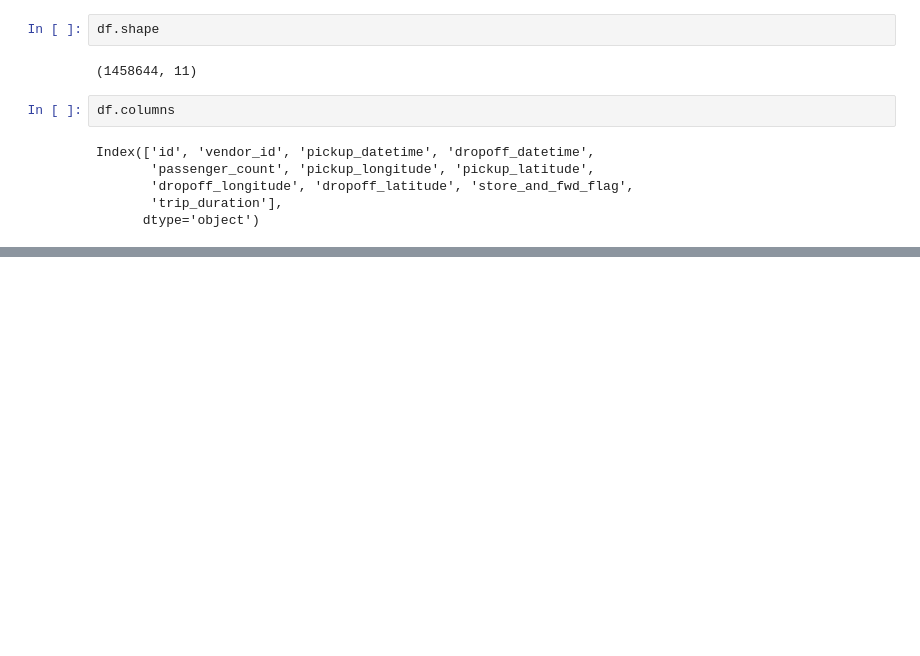
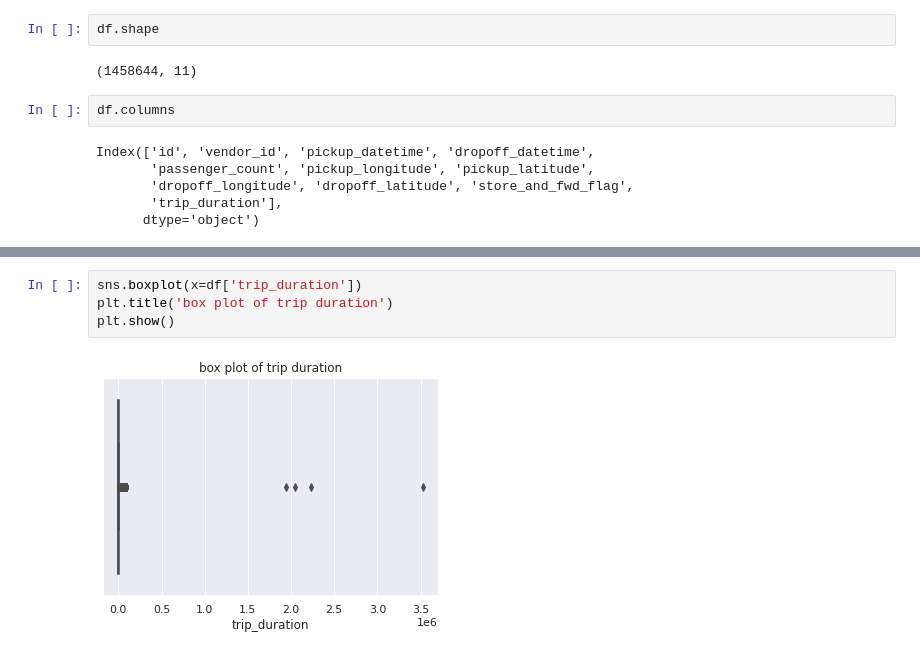
Before and after one commit to haynapasi050505/supervised-machine-learning-regression-NYC-taxi-trip, a Jupyter notebook: Copy_of_NYC_Taxi_Trip_Time_Prediction_Capstone_Project.ipynb, the cells around one changed output, grey strips where cells are left out. Cells and saved outputs as stored; diff of their text form; blank space fills up the shorter version.

```diff
--- a/Copy_of_NYC_Taxi_Trip_Time_Prediction_Capstone_Project.ipynb
+++ b/Copy_of_NYC_Taxi_Trip_Time_Prediction_Capstone_Project.ipynb
@@ -88,0 +127,6 @@ Index(['id', 'vendor_id', 'pickup_datetime', 'dropoff_datetime',
+# %%
+sns.boxplot(x=df['trip_duration'])
+plt.title('box plot of trip duration')
+plt.show()
+# %% [output]
+[figure, added]
```
Also changed, not shown: parts of 26 cells of this notebook.
